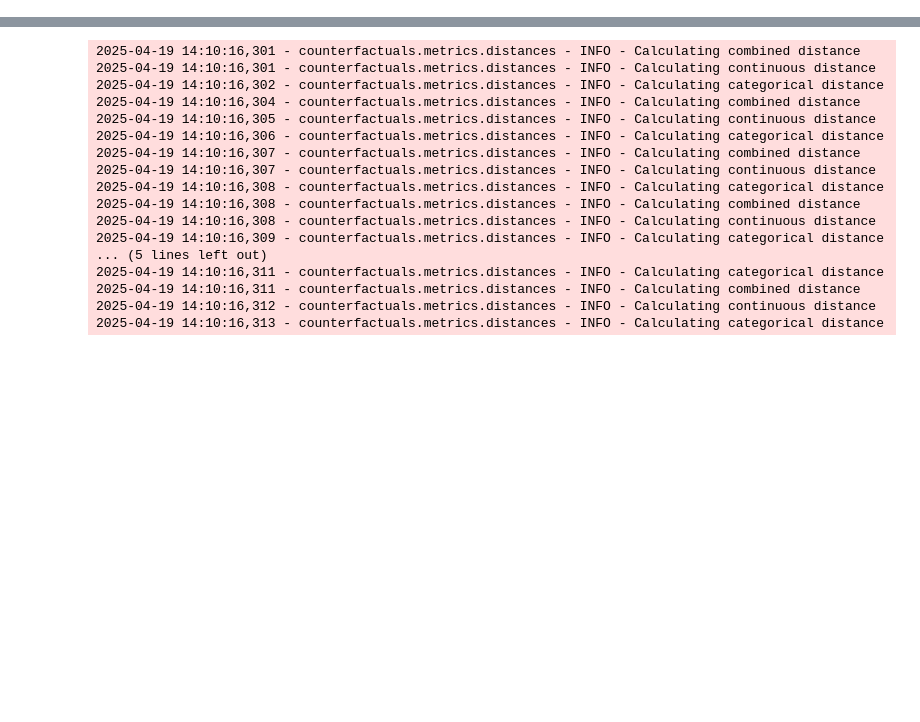
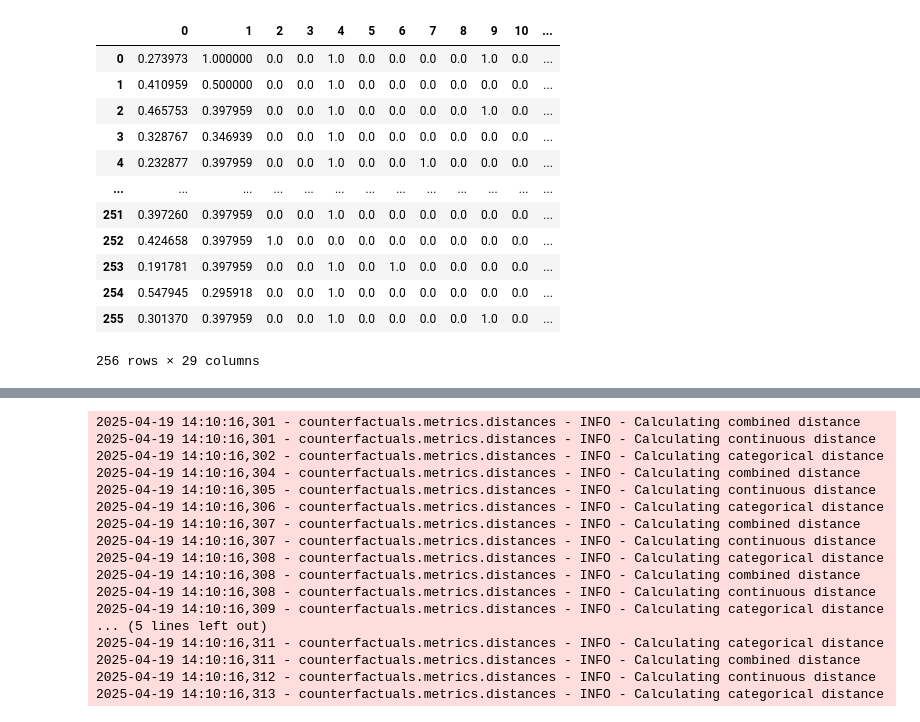
Before and after one commit to ofurman/counterfactuals, a Jupyter notebook: notebooks/categorical_ppcef.ipynb, the cells around one changed output, grey strips where cells are left out. Drawn from its saved outputs; the diff is of its cells as text; code cells hidden in the pictures; blank space fills up the shorter version.

```diff
--- a/notebooks/categorical_ppcef.ipynb
+++ b/notebooks/categorical_ppcef.ipynb
@@ -230,0 +111,2 @@ gen_model.load(gen_model_path)
+# %%
+dataset = AdultDataset("../data/adult.csv")
@@ -230,0 +123,16 @@ gen_model.load(gen_model_path)
+# %%
+pd.DataFrame(dataset.X_test)
+# %% [output]
+|  | 0 | 1 | 2 | 3 | 4 | 5 | 6 | 7 | 8 | 9 | 10 | ... |
+| 0 | 0.273973 | 1.000000 | 0.0 | 0.0 | 1.0 | 0.0 | 0.0 | 0.0 | 0.0 | 1.0 | 0.0 | ... |
+| 1 | 0.410959 | 0.500000 | 0.0 | 0.0 | 1.0 | 0.0 | 0.0 | 0.0 | 0.0 | 0.0 | 0.0 | ... |
+| 2 | 0.465753 | 0.397959 | 0.0 | 0.0 | 1.0 | 0.0 | 0.0 | 0.0 | 0.0 | 1.0 | 0.0 | ... |
+| 3 | 0.328767 | 0.346939 | 0.0 | 0.0 | 1.0 | 0.0 | 0.0 | 0.0 | 0.0 | 0.0 | 0.0 | ... |
+| 4 | 0.232877 | 0.397959 | 0.0 | 0.0 | 1.0 | 0.0 | 0.0 | 1.0 | 0.0 | 0.0 | 0.0 | ... |
+| ... | ... | ... | ... | ... | ... | ... | ... | ... | ... | ... | ... | ... |
+| 251 | 0.397260 | 0.397959 | 0.0 | 0.0 | 1.0 | 0.0 | 0.0 | 0.0 | 0.0 | 0.0 | 0.0 | ... |
+| 252 | 0.424658 | 0.397959 | 1.0 | 0.0 | 0.0 | 0.0 | 0.0 | 0.0 | 0.0 | 0.0 | 0.0 | ... |
+| 253 | 0.191781 | 0.397959 | 0.0 | 0.0 | 1.0 | 0.0 | 1.0 | 0.0 | 0.0 | 0.0 | 0.0 | ... |
+| 254 | 0.547945 | 0.295918 | 0.0 | 0.0 | 1.0 | 0.0 | 0.0 | 0.0 | 0.0 | 0.0 | 0.0 | ... |
+| 255 | 0.301370 | 0.397959 | 0.0 | 0.0 | 1.0 | 0.0 | 0.0 | 0.0 | 0.0 | 1.0 | 0.0 | ... |
+256 rows × 29 columns
```
Also changed, not shown: parts of 14 cells of this notebook, 7 other files.
